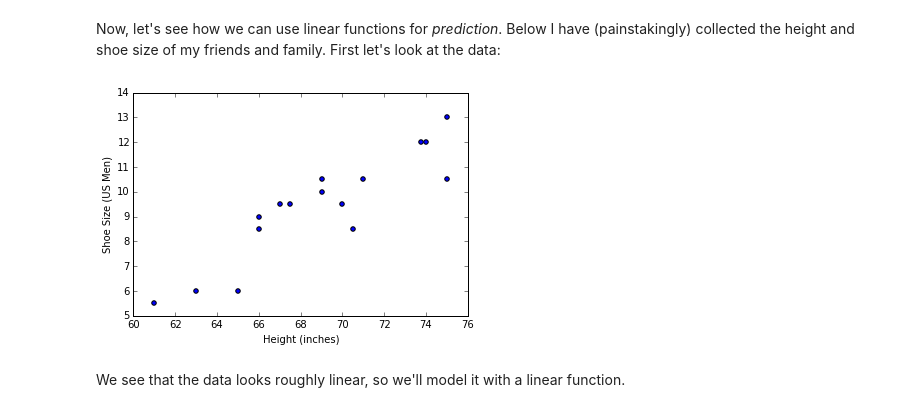
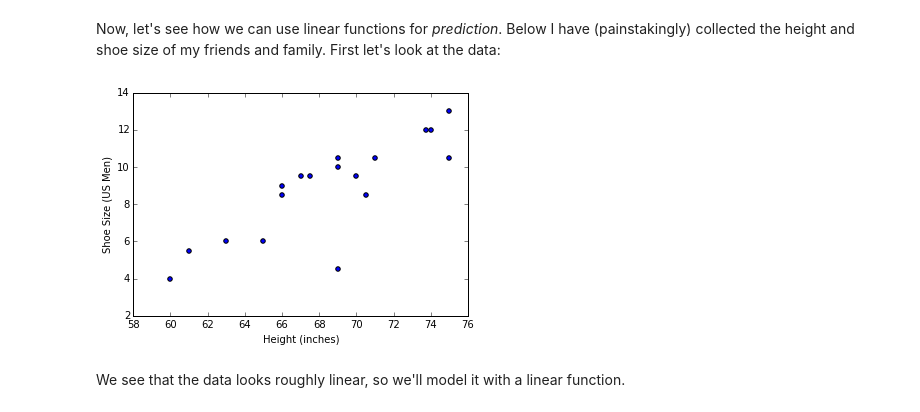
Before and after one commit to gabeschamberg/educational, a Jupyter notebook: notebooks/signal_modeling.ipynb, the cells around one changed output. Saved outputs shown, nothing was run; the diff lists cells and outputs as text; code cells hidden in the pictures.

```diff
--- a/notebooks/signal_modeling.ipynb
+++ b/notebooks/signal_modeling.ipynb
@@ -102,12 +102,12 @@ In this sense, we can use our model for *compression*. Even though we won't capt
 Now, let's see how we can use linear functions for *prediction*. Below I have (painstakingly) collected the height and shoe size of my friends and family. First let's look at the data:
 # %%
 data_pairs = set([(66,9),(74,12),(73.75,12),(67.5,9.5),(75,13),(75,10.5),
-                  (61,5.5),(63,6),(70,9.5),(71,10.5),(71,10.5),
+                  (60,4),(61,5.5),(63,6),(70,9.5),(71,10.5),(71,10.5),(66,9),(69,4.5),
                   (70.5,8.5),(69,10.5),(69,10),(65,6),(67,9.5),(66,8.5)])
 height,size = zip(*data_pairs); plt.scatter(height,size);
 plt.xlabel('Height (inches)'); plt.ylabel('Shoe Size (US Men)');
 # %% [output]
-[figure, old version]
+[figure, new version]
 # %% [markdown]
 We see that the data looks roughly linear, so we'll model it with a linear function.
 # %% [markdown]
```
Also changed, not shown: parts of 7 cells of this notebook, 5 other files.
